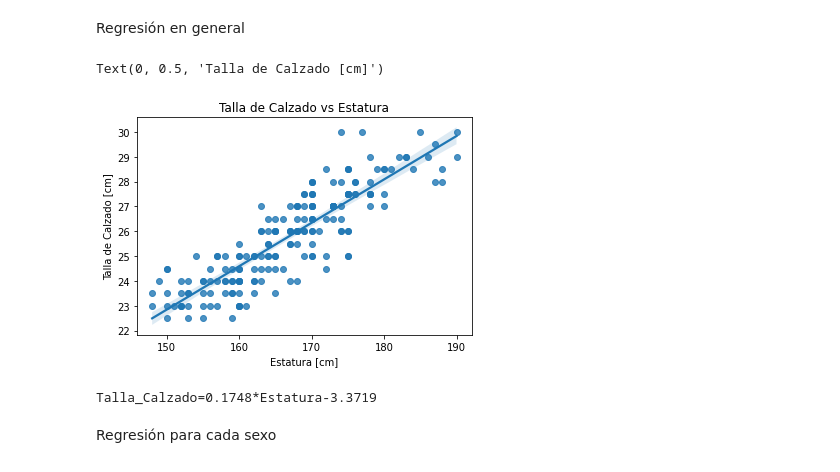
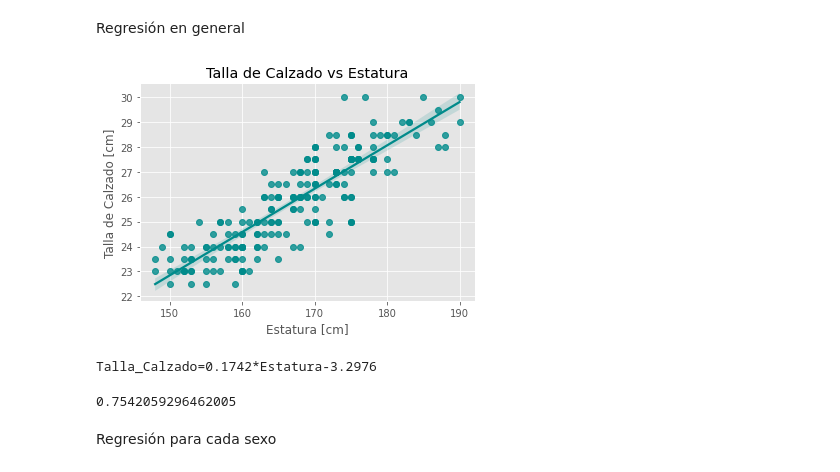
Before and after one commit to a01375415/Examen1, a Jupyter notebook: Análisis_de_Datos_(Pregunta_2).ipynb, the cells around one changed output. Cells and saved outputs as stored; diff of their text form; code cells hidden in the pictures.

```diff
--- a/Análisis_de_Datos_(Pregunta_2).ipynb
+++ b/Análisis_de_Datos_(Pregunta_2).ipynb
@@ -47,7 +46,7 @@ df.head()
 Es necesario reemplazar o eliminar ciertos datos para sacar las medidas de tendencia central
 # %%
 df["Estatura"]=df["Estatura"].astype(str) #Se convierte a string
-df['Estatura']=df['Estatura'].str.strip(' cms') #Se quitan todos los caracteres no numéricos
+df['Estatura']=df['Estatura'].str.strip(' cmst') #Se quitan todos los caracteres no numéricos
 df['Estatura']=df['Estatura'].str.replace(',','')
 df['Estatura']=df['Estatura'].apply(lambda a: str("%.2f" % round(float(a),2)).replace(".","")[0:3] if float(a)<2.0 else a)
 df["Estatura"]=df["Estatura"].astype('float64') #Se regresa a float
@@ -75,0 +70,7 @@ plt.show()
+# %%
+plt.style.use('ggplot')
+fig, ax = plt.subplots()
+ax.scatter(df[["Estatura"]],df[["Talla_Calzado"]],color="blue")
+ax.set_xlabel("Estatura [cm]")
+ax.set_ylabel("Talla de calzado [cm]")
+fig.show()
@@ -78,2 +88,2 @@ Vemos que hay dos datos muy alejados de los demás valores, por lo que se elimin
 # %%
-df.drop(index=[25,178],inplace=True)
+df.drop(index=[25,49,178],inplace=True)
@@ -84,0 +90,7 @@ plt.show()
+# %%
+plt.style.use('ggplot')
+fig, ax = plt.subplots()
+ax.scatter(df[["Estatura"]],df[["Talla_Calzado"]],color="blue")
+ax.set_xlabel("Estatura [cm]")
+ax.set_ylabel("Talla de calzado [cm]")
+fig.show()
@@ -157,19 +212,21 @@ La probabilidad para la Talla de Calzado sería de:  68.2689492137086
 # %% [markdown]
 Regresión en general
 # %%
-sns.regplot(x="Estatura",y="Talla_Calzado",data=df)
+sns.regplot(x="Estatura",y="Talla_Calzado",data=df,color="darkcyan")
 plt.title("Talla de Calzado vs Estatura")
 plt.xlabel("Estatura [cm]")
 plt.ylabel("Talla de Calzado [cm]")
+plt.show()
 # %% [output]
-Text(0, 0.5, 'Talla de Calzado [cm]')
-[figure, old version]
+[figure, new version]
 # %%
 aprox=LinearRegression(fit_intercept=True)
 aprox.fit(df[["Estatura"]],df[["Talla_Calzado"]])
 print("Talla_Calzado={}*Estatura{}".format(aprox.coef_[0,0].round(4),aprox.intercept_[0].round(4)))
+print("R^2: ",r2_score(df[["Talla_Calzado"]],aprox.predict(df[["Estatura"]])))
 # %% [output]
-Talla_Calzado=0.1748*Estatura-3.3719
+Talla_Calzado=0.1742*Estatura-3.2976
+0.7542059296462005
 # %% [markdown]
 Regresión para cada sexo
 # %%
```
Also changed, not shown: parts of 30 cells of this notebook, 2 other files.
